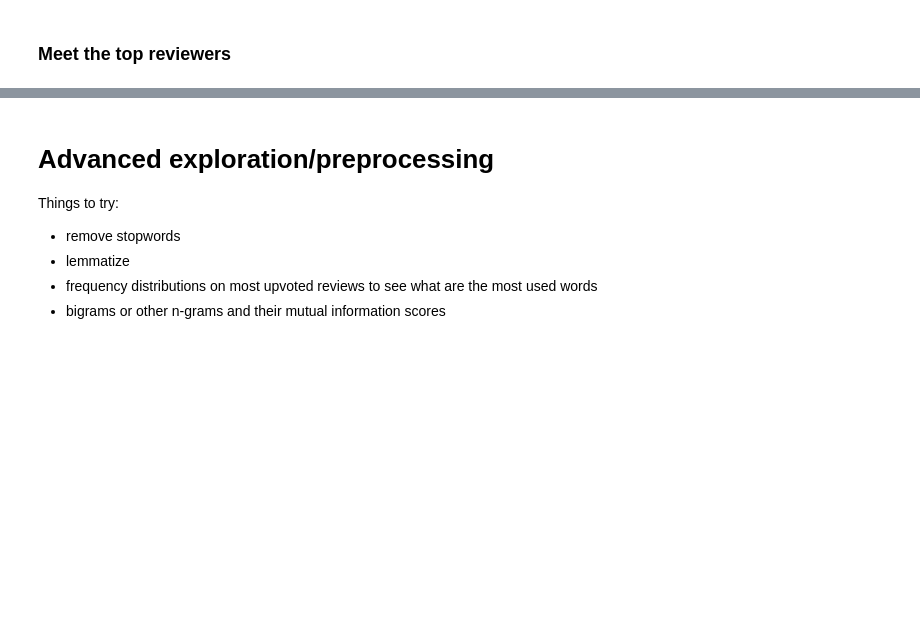
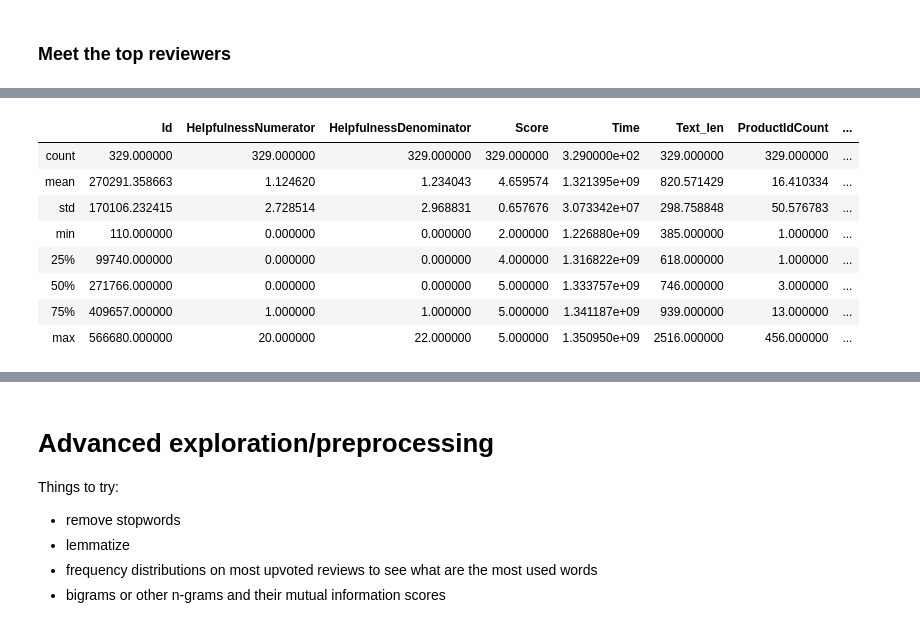
Before and after one commit to jrkreiger/helpful-reviews, a Jupyter notebook: project_notes.ipynb, the cells around one changed output, grey strips where cells are left out. Cells and saved outputs as stored; diff of their text form; code cells hidden in the pictures; blank space fills up the shorter version.

```diff
--- a/project_notes.ipynb
+++ b/project_notes.ipynb
@@ -376,0 +512,4 @@ plt.show();
+# %%
+# View review with most downvotes
+pd.options.display.max_colwidth = 100
+data[data.Downvotes == max(data.Downvotes)]
@@ -376,0 +519,4 @@ plt.show();
+# %%
+# View the full text of this review
+pd.options.display.max_colwidth = 500
+data[data.Downvotes == max(data.Downvotes)]['Text']
@@ -377,8 +535,2 @@ plt.show();
 # %% [markdown]
 ### Meet the top reviewers
-# %%
-# View the review most frequently voted helpful
-data[data.HelpfulnessNumerator == 866]['Text']
-
-pd.options.display.max_colwidth = 5000
-data[data.HelpfulnessNumerator == 866]['Text']
@@ -494,0 +539,5 @@ memory usage: 19.0+ MB
+# %%
+# Identify the reviewer who wrote the most reviews
+pd.options.display.max_colwidth = 100
+gary = data[data.UserIdCount == max(data.UserIdCount)]
+gary.head()
@@ -494,0 +551,13 @@ memory usage: 19.0+ MB
+# %%
+# View summary stats
+gary.describe()
+# %% [output]
+|  | Id | HelpfulnessNumerator | HelpfulnessDenominator | Score | Time | Text_len | ProductIdCount | ... |
+| count | 329.000000 | 329.000000 | 329.000000 | 329.000000 | 3.290000e+02 | 329.000000 | 329.000000 | ... |
+| mean | 270291.358663 | 1.124620 | 1.234043 | 4.659574 | 1.321395e+09 | 820.571429 | 16.410334 | ... |
+| std | 170106.232415 | 2.728514 | 2.968831 | 0.657676 | 3.073342e+07 | 298.758848 | 50.576783 | ... |
+| min | 110.000000 | 0.000000 | 0.000000 | 2.000000 | 1.226880e+09 | 385.000000 | 1.000000 | ... |
+| 25% | 99740.000000 | 0.000000 | 0.000000 | 4.000000 | 1.316822e+09 | 618.000000 | 1.000000 | ... |
+| 50% | 271766.000000 | 0.000000 | 0.000000 | 5.000000 | 1.333757e+09 | 746.000000 | 3.000000 | ... |
+| 75% | 409657.000000 | 1.000000 | 1.000000 | 5.000000 | 1.341187e+09 | 939.000000 | 13.000000 | ... |
+| max | 566680.000000 | 20.000000 | 22.000000 | 5.000000 | 1.350950e+09 | 2516.000000 | 456.000000 | ... |
```
Also changed, not shown: parts of 70 cells of this notebook.
